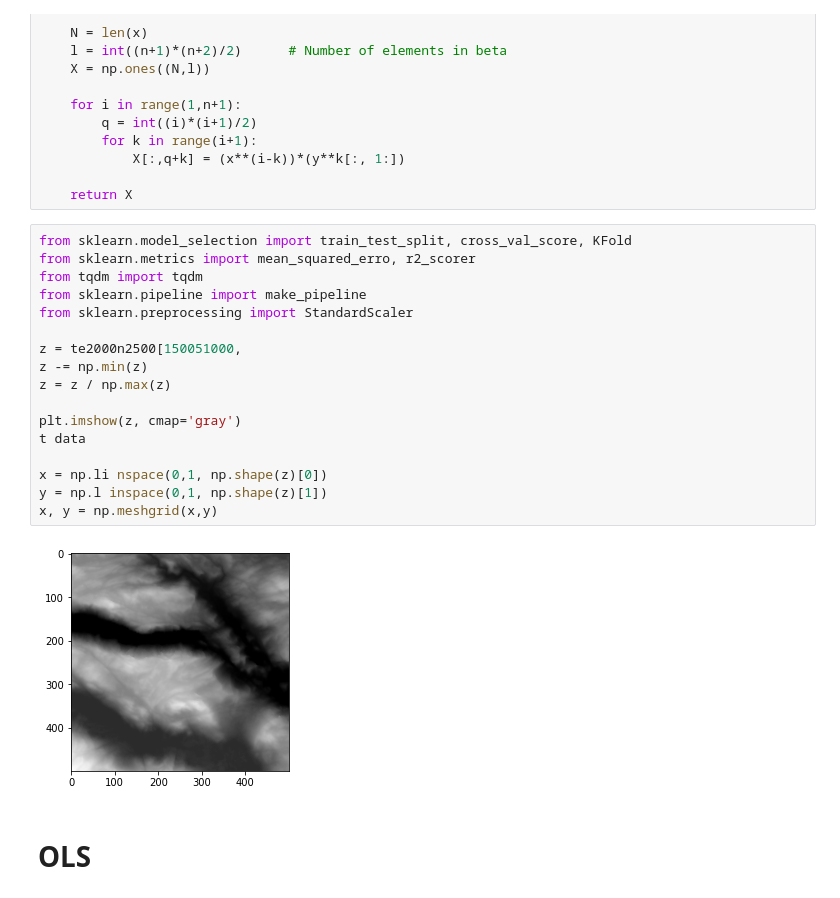
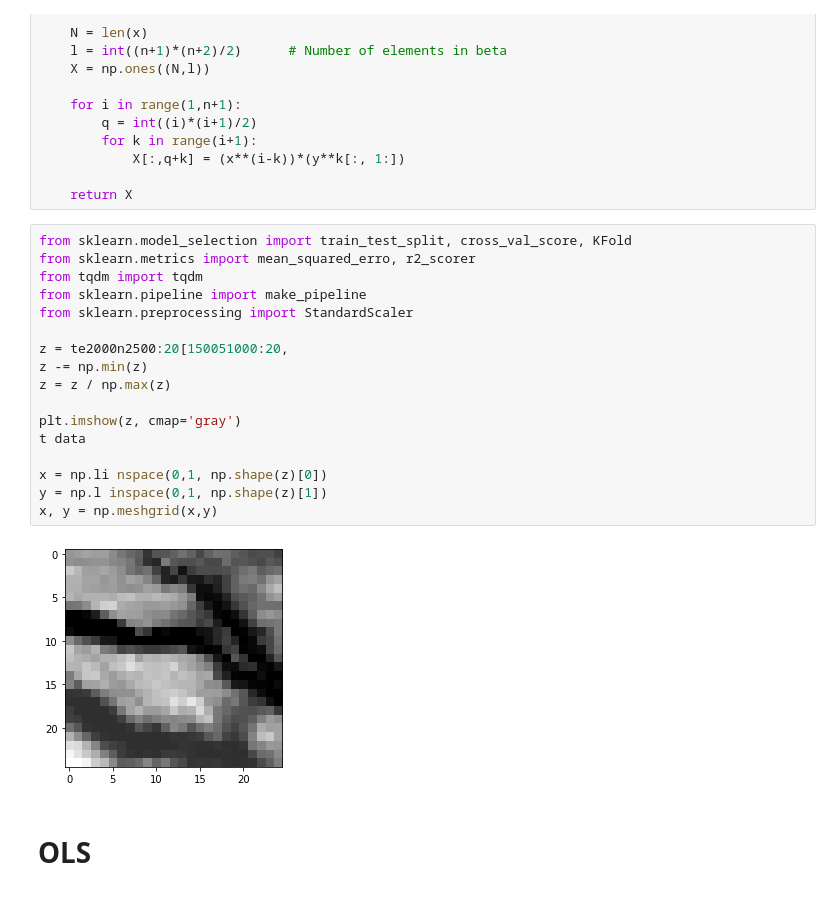
Before and after one commit to haakontm/FYS4155-Project1, a Jupyter notebook: ex6.ipynb, the cells around one changed output. Saved outputs shown, nothing was run; the diff lists cells and outputs as text.

```diff
--- a/ex6.ipynb
+++ b/ex6.ipynb
@@ -32,22 +32,22 @@ def create_X(x, y, n):
 # %%
 from sklearn.model_selection import train_test_split, cross_val_score, KFold
 from sklearn.metrics import mean_squared_erro, r2_scorer
 from tqdm import tqdm
 from sklearn.pipeline import make_pipeline
 from sklearn.preprocessing import StandardScaler
 
-z = te2000n2500[150051000,
+z = te2000n2500:20[150051000:20,
 z -= np.min(z)
 z = z / np.max(z)
 
 plt.imshow(z, cmap='gray')
 t data
 
 x = np.li nspace(0,1, np.shape(z)[0])
 y = np.l inspace(0,1, np.shape(z)[1])
 x, y = np.meshgrid(x,y)
 # %% [output]
-[figure, old version]
+[figure, new version]
 # %% [markdown]
 # __OLS__
 # %%
```
Also changed, not shown: parts of 22 cells of this notebook.
